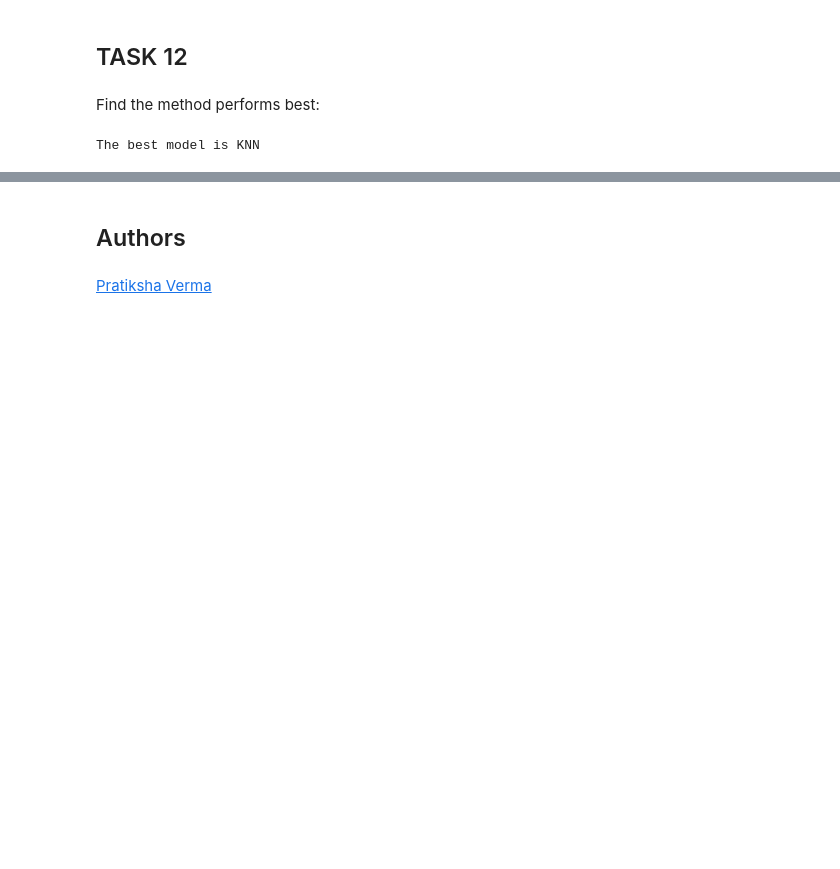
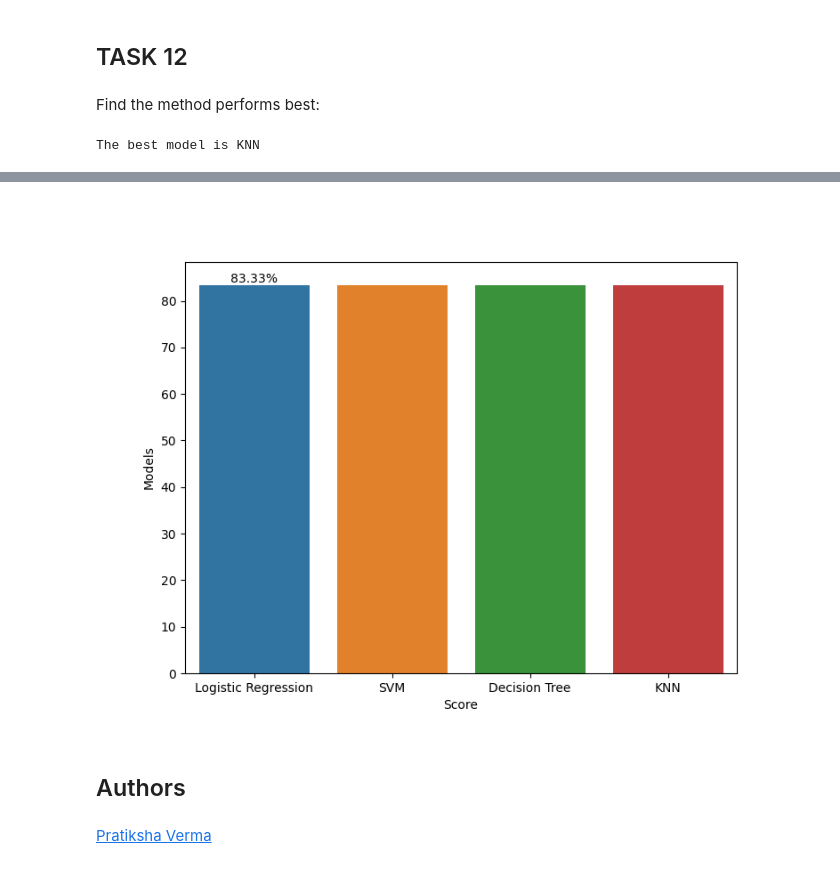
Before and after one commit to tperezdevelopment/Applied-Data-Science-Capstone, a Jupyter notebook: Machine Learning Prediction.ipynb, the cells around one changed output, grey strips where cells are left out. Cells and saved outputs as stored; diff of their text form; code cells hidden in the pictures; blank space fills up the shorter version.

```diff
--- a/Machine Learning Prediction.ipynb
+++ b/Machine Learning Prediction.ipynb
@@ -197,7 +197,6 @@ accuracy : 0.8464285714285713
 # %% [markdown]
 Calculate the accuracy on the test data using the method <code>score</code>:
 # %%
-yhat=logreg_cv.predict(X_test)
-score_logistic = logreg_cv.score(X_test, yhat)
+score_logistic = logreg_cv.score(X_test, Y_test)
 score_logistic
 # %% [output]
@@ -350,0 +354,9 @@ The best model is KNN
+# %%
+# Creating Dictionary
+score = []
+dict_models = {'Accuracy' : [score_logistic, score_svm, score_tree,score_knn], 'Models': ['Logistic Regression', 'SVM', 'Decision Tree', 'KNN' ]}
+data_models = pd.DataFrame(dict_models)
+
+#transform to %
+data_models['Accuracy'] = data_models['Accuracy']*100
+data_models
@@ -351,3 +369,13 @@ The best model is KNN
+# %%
+fig, ax = plt.subplots(figsize=(8, 6))
+sns.barplot(data=data_models, y='Accuracy', x='Models', figure=fig)
+ax.annotate(str(round(max(data_models['Accuracy']), 2))+ '%', xy=(0, max(data_models['Accuracy'])), ha='center', va='bottom')
+ax.set_ylim(0, max(data_models['Accuracy']) + 5)
+plt.ylabel('Models')
+plt.xlabel('Score')
+plt.show()
+# %% [output]
+[figure, added]
 # %% [markdown]
 ## Authors
 # %% [markdown]
```
Also changed, not shown: parts of 7 cells of this notebook, 5 other files.
